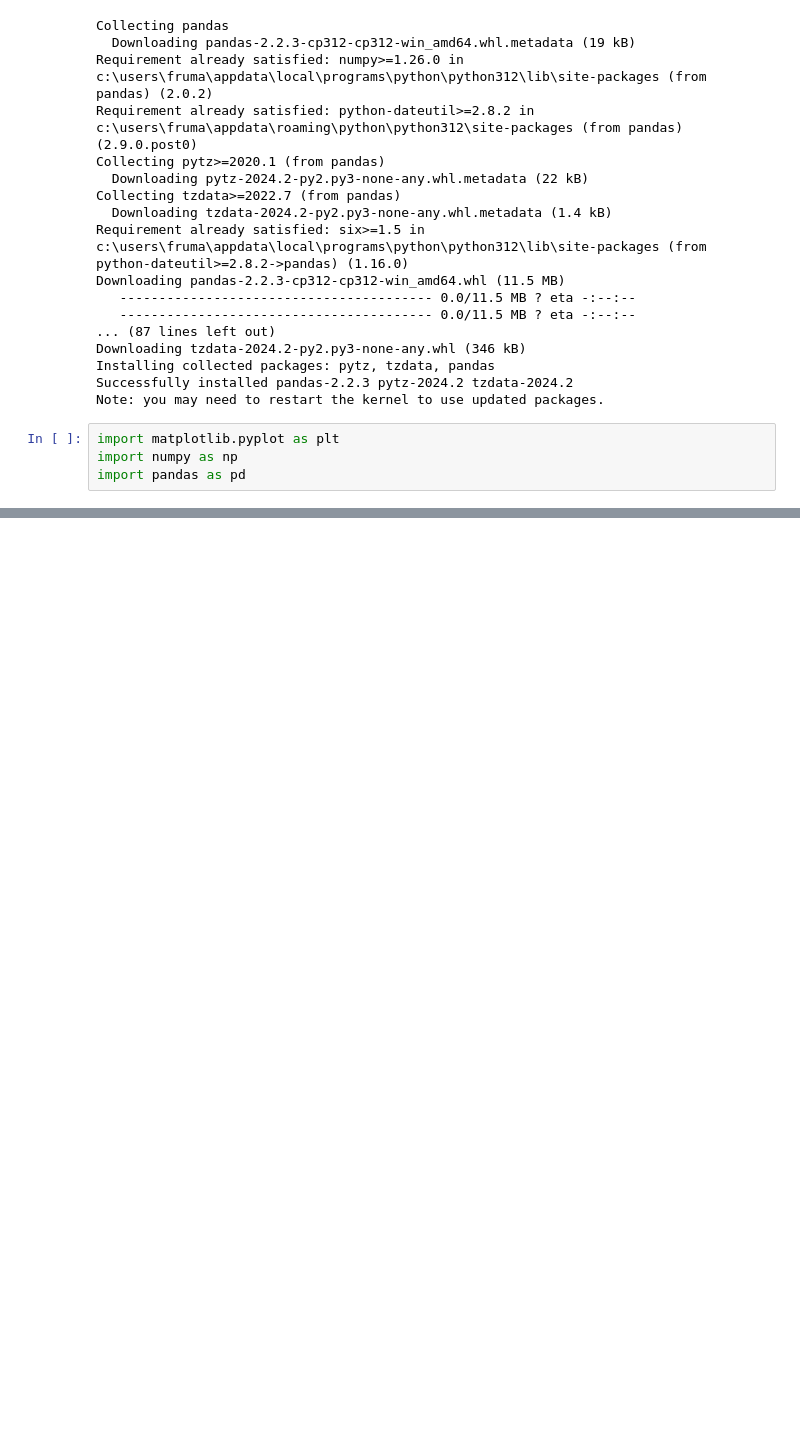
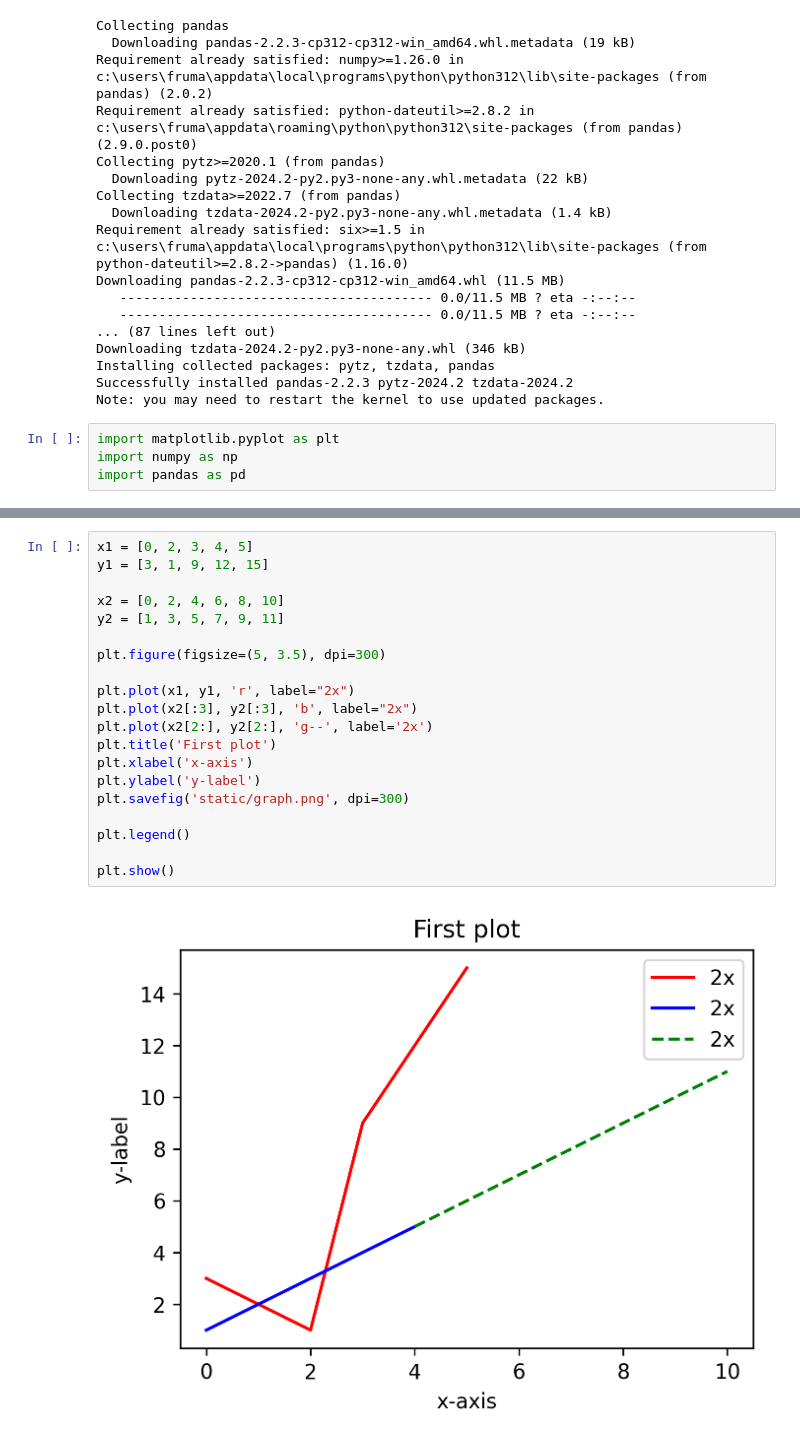
Before and after one commit to carrington-115/intermediate-python, a Jupyter notebook: automate-the-boring-stuff-notes/practice-files/matplotlib-file.ipynb, the cells around one changed output, grey strips where cells are left out. Drawn from its saved outputs; the diff is of its cells as text; blank space fills up the shorter version.

```diff
--- a/automate-the-boring-stuff-notes/practice-files/matplotlib-file.ipynb
+++ b/automate-the-boring-stuff-notes/practice-files/matplotlib-file.ipynb
@@ -52,0 +73,22 @@ plt.plot([1,2, 3], [2, 4, 6])
+# %%
+x1 = [0, 2, 3, 4, 5]
+y1 = [3, 1, 9, 12, 15]
+
+x2 = [0, 2, 4, 6, 8, 10]
+y2 = [1, 3, 5, 7, 9, 11]
+
+plt.figure(figsize=(5, 3.5), dpi=300)
+
+plt.plot(x1, y1, 'r', label="2x")
+plt.plot(x2[:3], y2[:3], 'b', label="2x")
+plt.plot(x2[2:], y2[2:], 'g--', label='2x')
+plt.title('First plot')
+plt.xlabel('x-axis')
+plt.ylabel('y-label')
+plt.savefig('static/graph.png', dpi=300)
+
+plt.legend()
+
+plt.show()
+# %% [output]
+[figure, added]
```
Also changed, not shown: parts of 2 cells of this notebook, 1 other file.
